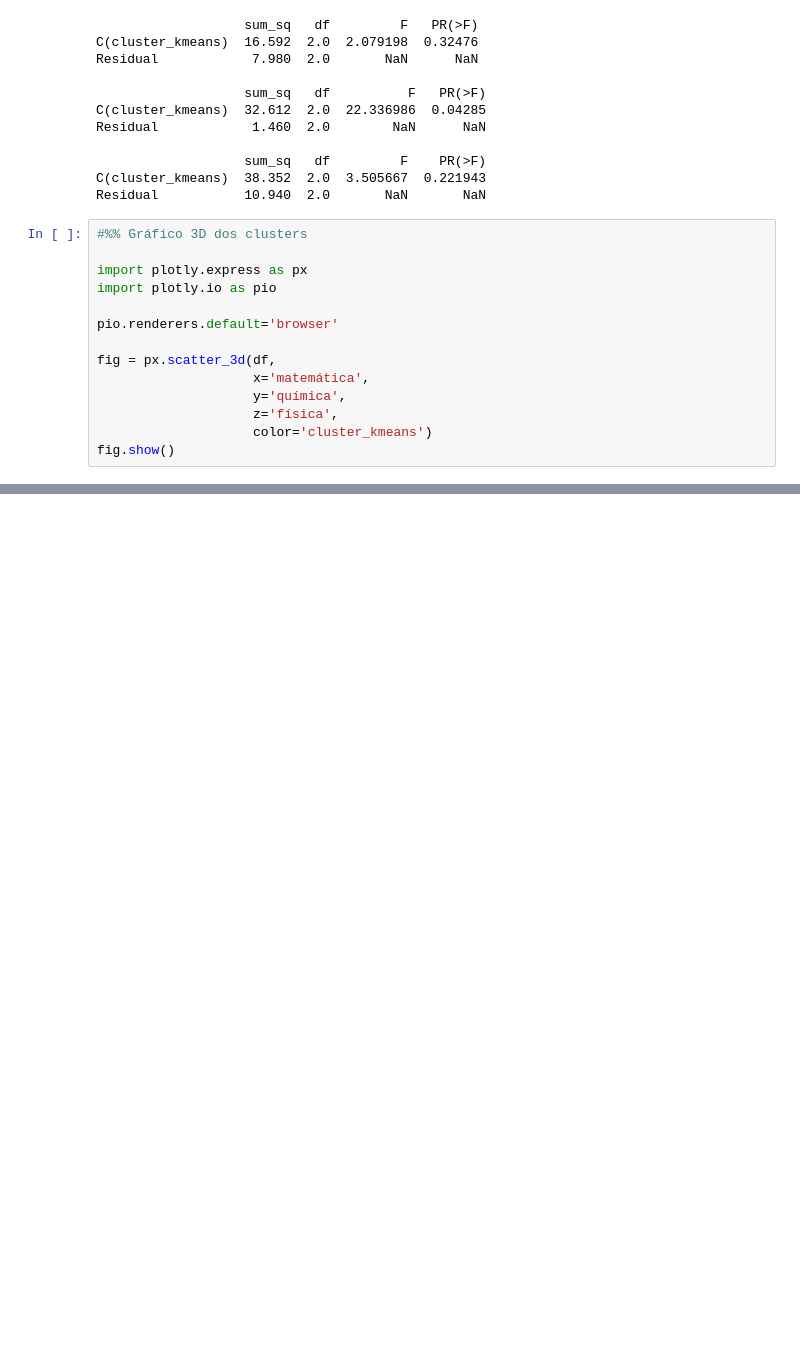
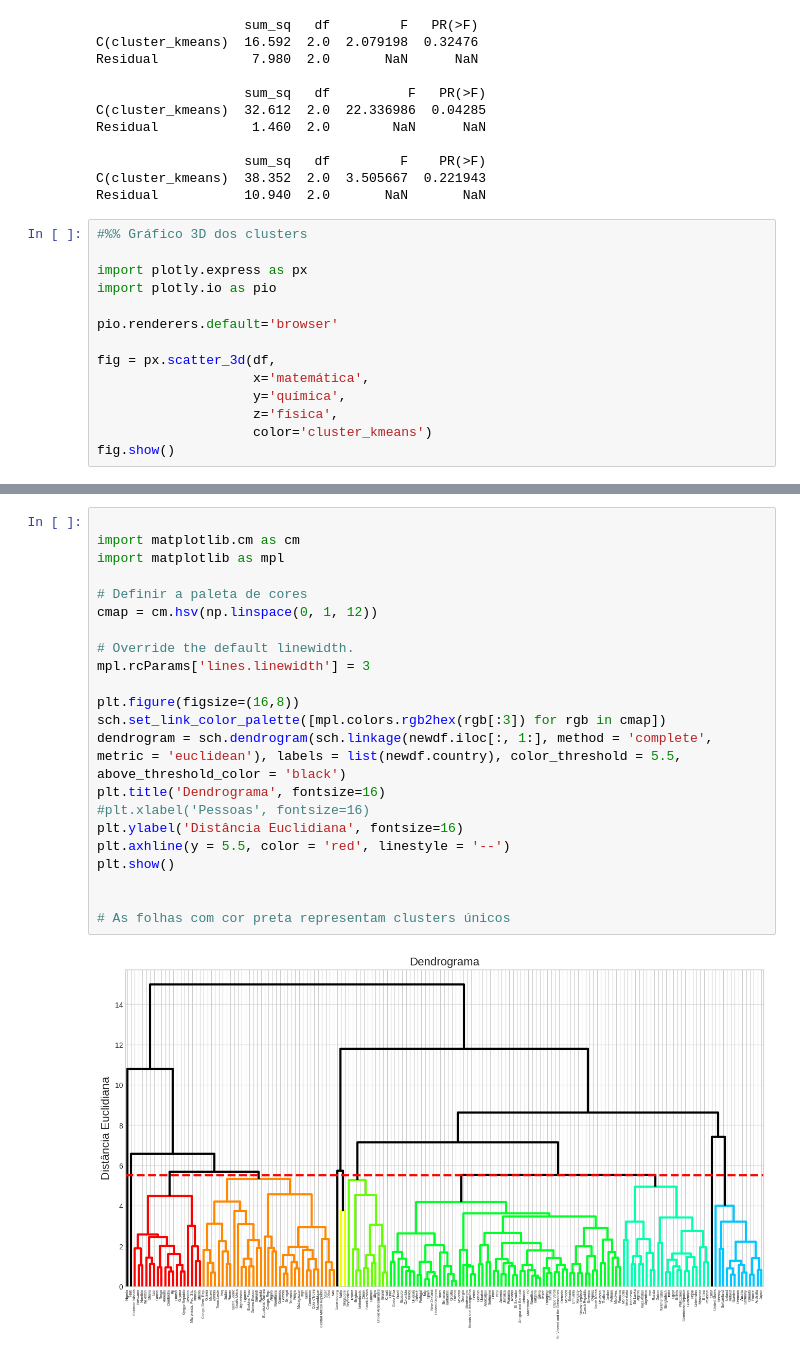
Before and after one commit to jhiroyuki/MBA-USP-Data-Science, a Jupyter notebook: 01_Unsupervised_ML_Clustering/Análise de Cluster.ipynb, the cells around one changed output, grey strips where cells are left out. Cells and saved outputs as stored; diff of their text form; blank space fills up the shorter version.

```diff
--- a/01_Unsupervised_ML_Clustering/Análise de Cluster.ipynb
+++ b/01_Unsupervised_ML_Clustering/Análise de Cluster.ipynb
@@ -494,0 +627,24 @@ fig.show()
+# %%
+
+import matplotlib.cm as cm
+import matplotlib as mpl
+
+# Definir a paleta de cores
+cmap = cm.hsv(np.linspace(0, 1, 12))
+
+# Override the default linewidth.
+mpl.rcParams['lines.linewidth'] = 3
+
+plt.figure(figsize=(16,8))
+sch.set_link_color_palette([mpl.colors.rgb2hex(rgb[:3]) for rgb in cmap])
+dendrogram = sch.dendrogram(sch.linkage(newdf.iloc[:, 1:], method = 'complete', metric = 'euclidean'), labels = list(newdf.country), color_threshold = 5.5, above_threshold_color = 'black')
+plt.title('Dendrograma', fontsize=16)
+#plt.xlabel('Pessoas', fontsize=16)
+plt.ylabel('Distância Euclidiana', fontsize=16)
+plt.axhline(y = 5.5, color = 'red', linestyle = '--')
+plt.show()
+
+
+# As folhas com cor preta representam clusters únicos
+# %% [output]
+[figure, added]
```
Also changed, not shown: parts of 16 cells of this notebook, 3 other files.
